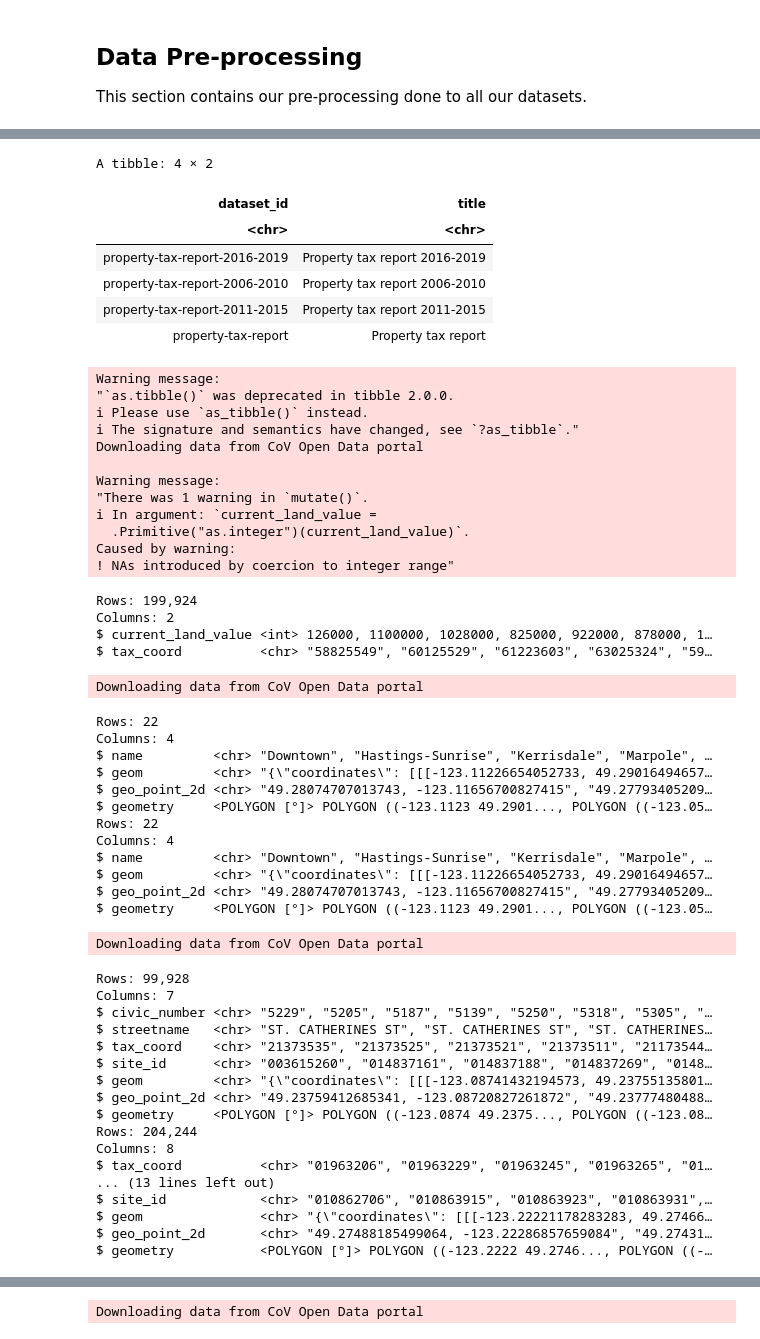
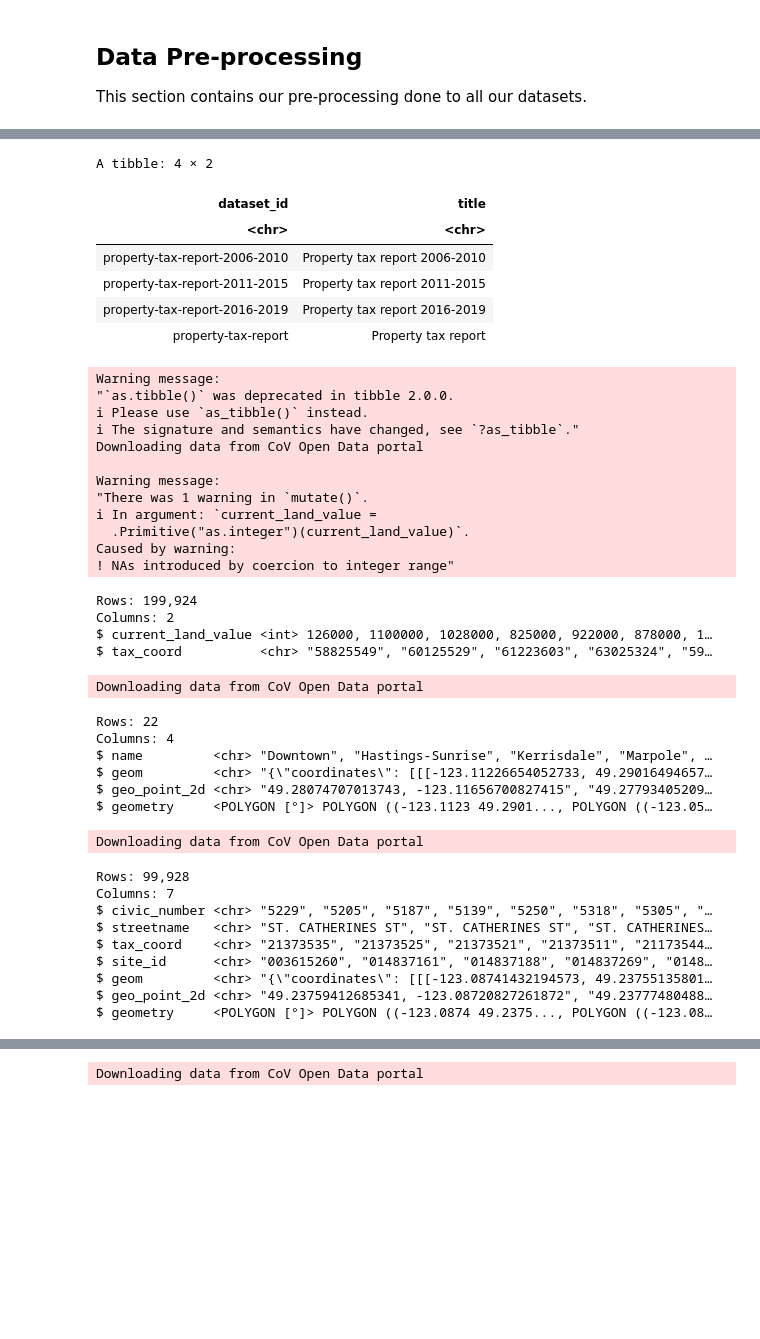
Before and after one commit to Irene-Berezin/econ326, a Jupyter notebook: project_workbook.ipynb, the cells around one changed output, grey strips where cells are left out. Cells and saved outputs as stored; diff of their text form; code cells hidden in the pictures; blank space fills up the shorter version.

```diff
--- a/project_workbook.ipynb
+++ b/project_workbook.ipynb
@@ -202,46 +222,34 @@ $ crime_count <int> 28, 16, 31, 24, 14, 13, 20, 15, 23, 12, 15, 12, 8, 8, 8, 1
 # %%
 # reading in tax data and local area boundaries
 
 search_cov_datasets("property-tax") %>%
   select(dataset_id,title)
 
 tax_data <- get_cov_data(dataset_id = "property-tax-report-2016-2019",
                          where="tax_assessment_year='2016'",
                          select = "current_land_value, land_coordinate as tax_coord")|>
     as.tibble()
 glimpse(tax_data) # read in the data of land value, and changed it coordname to tax coord, so it matched the property polygon data
 
 
 local_area_boundary <- get_cov_data(dataset_id ="local-area-boundary")|>
     glimpse()
 
-glimpse(local_area_boundary)  # This dataframe stores the geom
 
 
-property_polygons <- get_cov_data(dataset_id="property-parcel-polygons")
+property_polygons <- get_cov_data(dataset_id="property-parcel-polygons")|>
+    glimpse()
 
-glimpse(property_polygons)
 
 census_geom <- st_geometry(census_data)
 census_centroids <- st_centroid(census_geom)
-
-land_price <- merge(tax_data, property_polygons, by = "tax_coord")|>
-    glimpse()
-
-
-# Merge two datasets so we have land price and their geometry information in one single dataframe
-
-
-land_price_sf <- st_sf(land_price, geometry = land_price$geometry, crs = 4326)
-
-glimpse(land_price_sf)
 # %% [output]
 A tibble: 4 × 2
 | dataset_id | title |
 | <chr> | <chr> |
-| property-tax-report-2016-2019 | Property tax report 2016-2019 |
 | property-tax-report-2006-2010 | Property tax report 2006-2010 |
 | property-tax-report-2011-2015 | Property tax report 2011-2015 |
+| property-tax-report-2016-2019 | Property tax report 2016-2019 |
 | property-tax-report | Property tax report |
 Warning message:
 "`as.tibble()` was deprecated in tibble 2.0.0.
@@ -266,12 +274,6 @@ $ name         <chr> "Downtown", "Hastings-Sunrise", "Kerrisdale", "Marpole",
 $ geom         <chr> "{\"coordinates\": [[[-123.11226654052733, 49.29016494657…
 $ geo_point_2d <chr> "49.28074707013743, -123.11656700827415", "49.27793405209…
 $ geometry     <POLYGON [°]> POLYGON ((-123.1123 49.2901..., POLYGON ((-123.05…
-Rows: 22
-Columns: 4
-$ name         <chr> "Downtown", "Hastings-Sunrise", "Kerrisdale", "Marpole", …
-$ geom         <chr> "{\"coordinates\": [[[-123.11226654052733, 49.29016494657…
-$ geo_point_2d <chr> "49.28074707013743, -123.11656700827415", "49.27793405209…
-$ geometry     <POLYGON [°]> POLYGON ((-123.1123 49.2901..., POLYGON ((-123.05…
 Downloading data from CoV Open Data portal
 Rows: 99,928
 Columns: 7
@@ -282,11 +284,3 @@ $ site_id      <chr> "003615260", "014837161", "014837188", "014837269", "0148
 $ geom         <chr> "{\"coordinates\": [[[-123.08741432194573, 49.23755135801…
 $ geo_point_2d <chr> "49.23759412685341, -123.08720827261872", "49.23777480488…
 $ geometry     <POLYGON [°]> POLYGON ((-123.0874 49.2375..., POLYGON ((-123.08…
-Rows: 204,244
-Columns: 8
-$ tax_coord          <chr> "01963206", "01963229", "01963245", "01963265", "01…
-... (13 lines left out)
-$ site_id            <chr> "010862706", "010863915", "010863923", "010863931",…
-$ geom               <chr> "{\"coordinates\": [[[-123.22221178283283, 49.27466…
-$ geo_point_2d       <chr> "49.27488185499064, -123.22286857659084", "49.27431…
-$ geometry           <POLYGON [°]> POLYGON ((-123.2222 49.2746..., POLYGON ((-…
```
Also changed, not shown: parts of 64 cells of this notebook.
